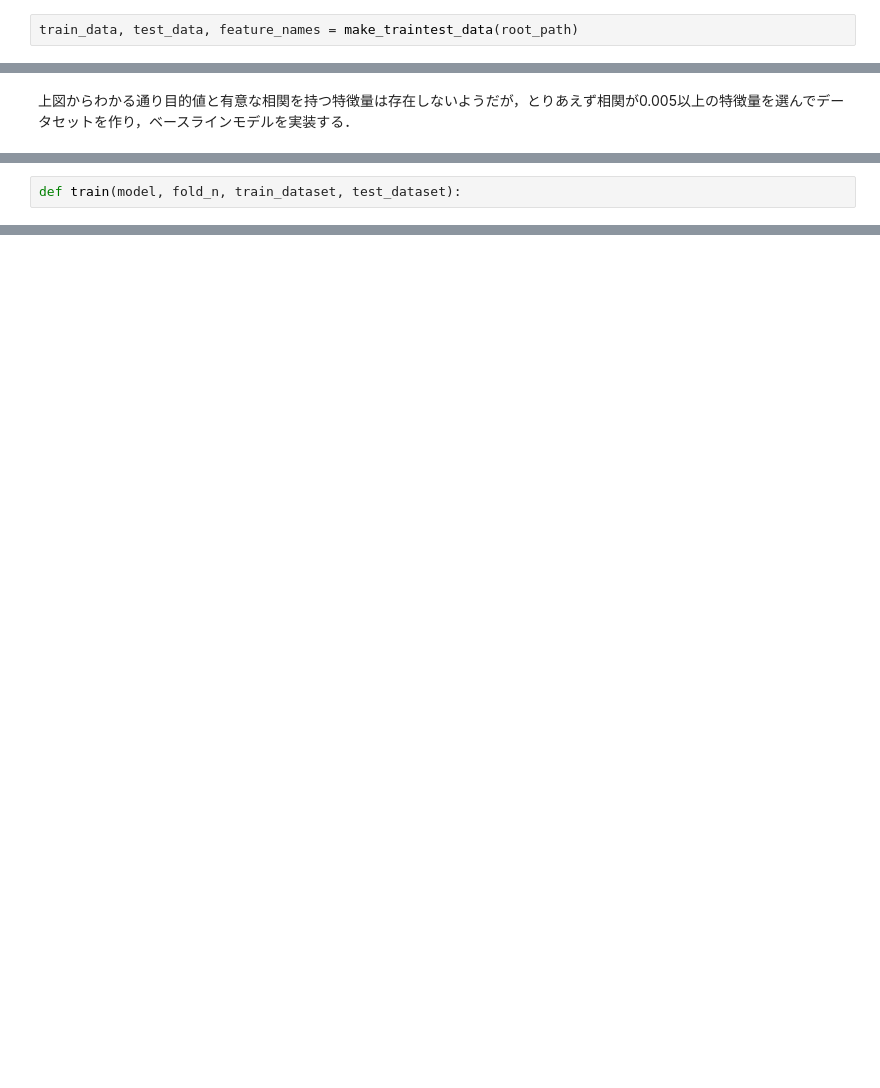
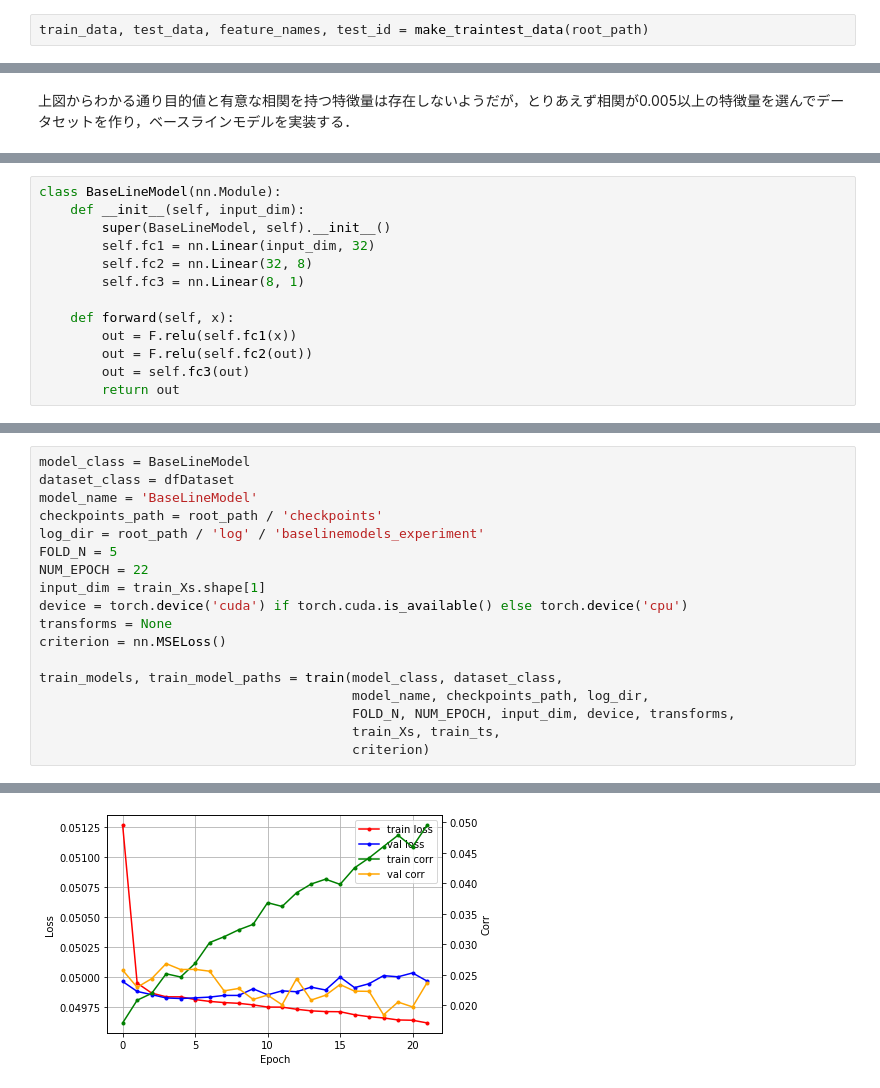
Before and after one commit to ryuji-hashimoto0110/NUMERAI, a Jupyter notebook: notebooks/TheBaseLineModel.ipynb, the cells around one changed output, grey strips where cells are left out. Saved outputs shown, nothing was run; the diff lists cells and outputs as text; blank space fills up the shorter version.

```diff
--- a/notebooks/TheBaseLineModel.ipynb
+++ b/notebooks/TheBaseLineModel.ipynb
@@ -39,7 +40,7 @@ def make_traintest_data(root_path, folder_name='numerai_datasets):
 
 # ->　以後utils.make_traintest_dataから呼び出す
 # %%
-train_data, test_data, feature_names = make_traintest_data(root_path)
+train_data, test_data, feature_names, test_id = make_traintest_data(root_path)
 # %% [markdown]
 ## 1.データの観察
 # %%
@@ -330,2 +247,0 @@ class BaseLineModel(nn.Module):
-# %%
-def train(model, fold_n, train_dataset, test_dataset):
@@ -333,0 +313,13 @@ def train(model, fold_n, train_dataset, test_dataset):
+# %%
+class BaseLineModel(nn.Module):
+    def __init__(self, input_dim):
+        super(BaseLineModel, self).__init__()
+        self.fc1 = nn.Linear(input_dim, 32)
+        self.fc2 = nn.Linear(32, 8)
+        self.fc3 = nn.Linear(8, 1)
+
+    def forward(self, x):
+        out = F.relu(self.fc1(x))
+        out = F.relu(self.fc2(out))
+        out = self.fc3(out)
+        return out
@@ -333,0 +507,19 @@ def train(model, fold_n, train_dataset, test_dataset):
+# %%
+model_class = BaseLineModel
+dataset_class = dfDataset
+model_name = 'BaseLineModel'
+checkpoints_path = root_path / 'checkpoints'
+log_dir = root_path / 'log' / 'baselinemodels_experiment'
+FOLD_N = 5
+NUM_EPOCH = 22
+input_dim = train_Xs.shape[1]
+device = torch.device('cuda') if torch.cuda.is_available() else torch.device('cpu')
+transforms = None
+criterion = nn.MSELoss()
+
+train_models, train_model_paths = train(model_class, dataset_class,
+                                        model_name, checkpoints_path, log_dir,
+                                        FOLD_N, NUM_EPOCH, input_dim, device, transforms,
+                                        train_Xs, train_ts,
+                                        criterion)
+# %% [output]
@@ -333,0 +543 @@ def train(model, fold_n, train_dataset, test_dataset):
+[figure, added]
```
Also changed, not shown: parts of 24 cells of this notebook.
